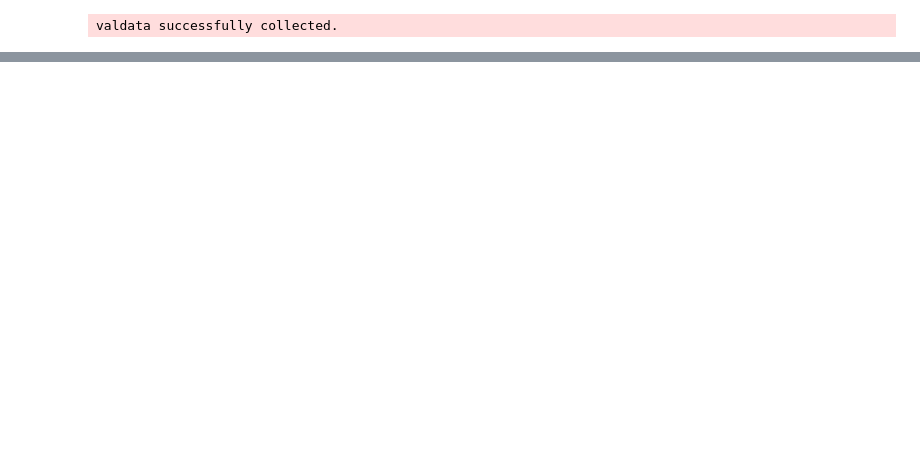
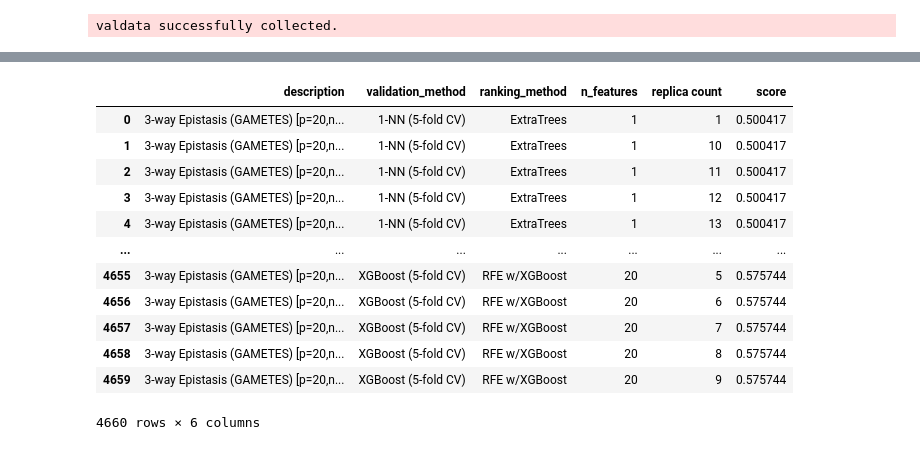
Before and after one commit to dunnkers/feature-selection, a Jupyter notebook: analysis/benchmark-20200524/acc-analysis.ipynb, the cells around one changed output, grey strips where cells are left out. Saved outputs shown, nothing was run; the diff lists cells and outputs as text; code cells hidden in the pictures; blank space fills up the shorter version.

```diff
--- a/analysis/benchmark-20200524/acc-analysis.ipynb
+++ b/analysis/benchmark-20200524/acc-analysis.ipynb
@@ -30,3 +40,52 @@ valdata.head()
+# %%
+valdata_ = valdata.copy()
+valdata_ = valdata[valdata['name'] == '3-way Epistasis (GAMETES)']
+# re-map validation method names
+rms = {
+    'KNN_5Fold': '1-NN (5-fold CV)',
+    'GaussianNB': 'Gaussian Naïve Bayes (5-fold CV)',
+    'XGBoost': 'XGBoost (5-fold CV)',
+    'SVM': 'SVM (5-fold CV)'
+}
+valdata_['validation_method'] = valdata_['validation_method'].map(rms.get)
+
+# average over folds
+valdata_ = valdata_.groupby(['validation_method', 'description', 'ranking_method', 'replica_no', 'n_features'])\
+    .agg({'score': 'mean'})\
+    .reset_index()
+
+# add replica count per n_features point
+def add_count(group):
+    # group['count'] = len(group['replica_no'].unique())
+    # return group
+    count = group['replica_no'].unique()
+    avg = group['score'].mean()
+    return pd.Series({
+        'replica count': count,
+        'score': avg
+        # 'score': np.repeat(avg, repeats=len(count))
+    })
+valdata_ = valdata_.groupby(['description', 'validation_method', 'ranking_method', 'n_features'])\
+    .apply(add_count)\
+    .explode('replica count')\
+    .reset_index()
+valdata_['score'] = valdata_['score'].astype(float)
+valdata_['replica count'] = valdata_['replica count'].astype(int)
+valdata_
+# %% [output]
+|  | description | validation_method | ranking_method | n_features | replica count | score |
+| 0 | 3-way Epistasis (GAMETES) [p=20,n... | 1-NN (5-fold CV) | ExtraTrees | 1 | 1 | 0.500417 |
+| 1 | 3-way Epistasis (GAMETES) [p=20,n... | 1-NN (5-fold CV) | ExtraTrees | 1 | 10 | 0.500417 |
+| 2 | 3-way Epistasis (GAMETES) [p=20,n... | 1-NN (5-fold CV) | ExtraTrees | 1 | 11 | 0.500417 |
+| 3 | 3-way Epistasis (GAMETES) [p=20,n... | 1-NN (5-fold CV) | ExtraTrees | 1 | 12 | 0.500417 |
+| 4 | 3-way Epistasis (GAMETES) [p=20,n... | 1-NN (5-fold CV) | ExtraTrees | 1 | 13 | 0.500417 |
+| ... | ... | ... | ... | ... | ... | ... |
+| 4655 | 3-way Epistasis (GAMETES) [p=20,n... | XGBoost (5-fold CV) | RFE w/XGBoost | 20 | 5 | 0.575744 |
+| 4656 | 3-way Epistasis (GAMETES) [p=20,n... | XGBoost (5-fold CV) | RFE w/XGBoost | 20 | 6 | 0.575744 |
+| 4657 | 3-way Epistasis (GAMETES) [p=20,n... | XGBoost (5-fold CV) | RFE w/XGBoost | 20 | 7 | 0.575744 |
+| 4658 | 3-way Epistasis (GAMETES) [p=20,n... | XGBoost (5-fold CV) | RFE w/XGBoost | 20 | 8 | 0.575744 |
+| 4659 | 3-way Epistasis (GAMETES) [p=20,n... | XGBoost (5-fold CV) | RFE w/XGBoost | 20 | 9 | 0.575744 |
+4660 rows × 6 columns
 # %%
 import seaborn as sns
 import matplotlib.pyplot as plt
```
Also changed, not shown: parts of 4 cells of this notebook, 3 other files.
